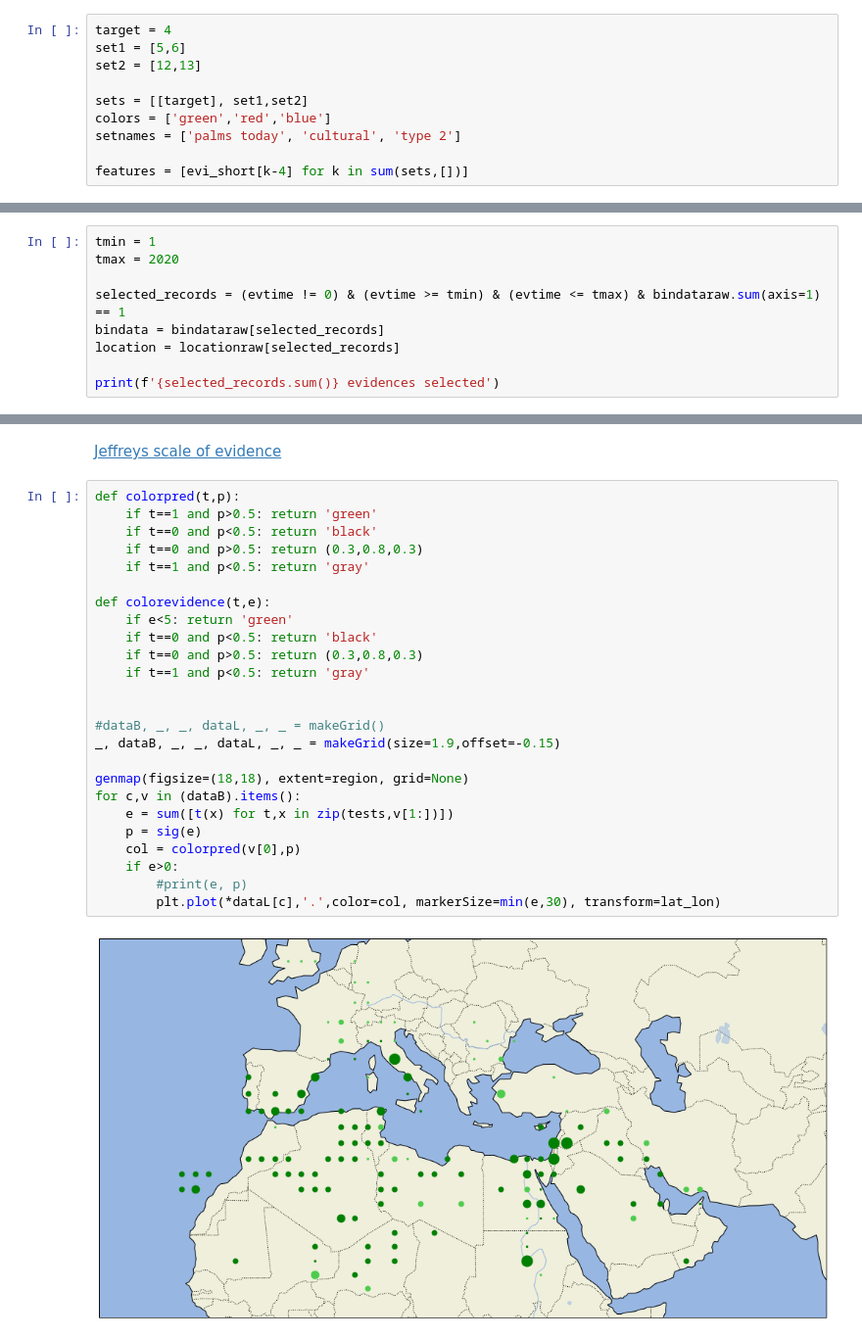
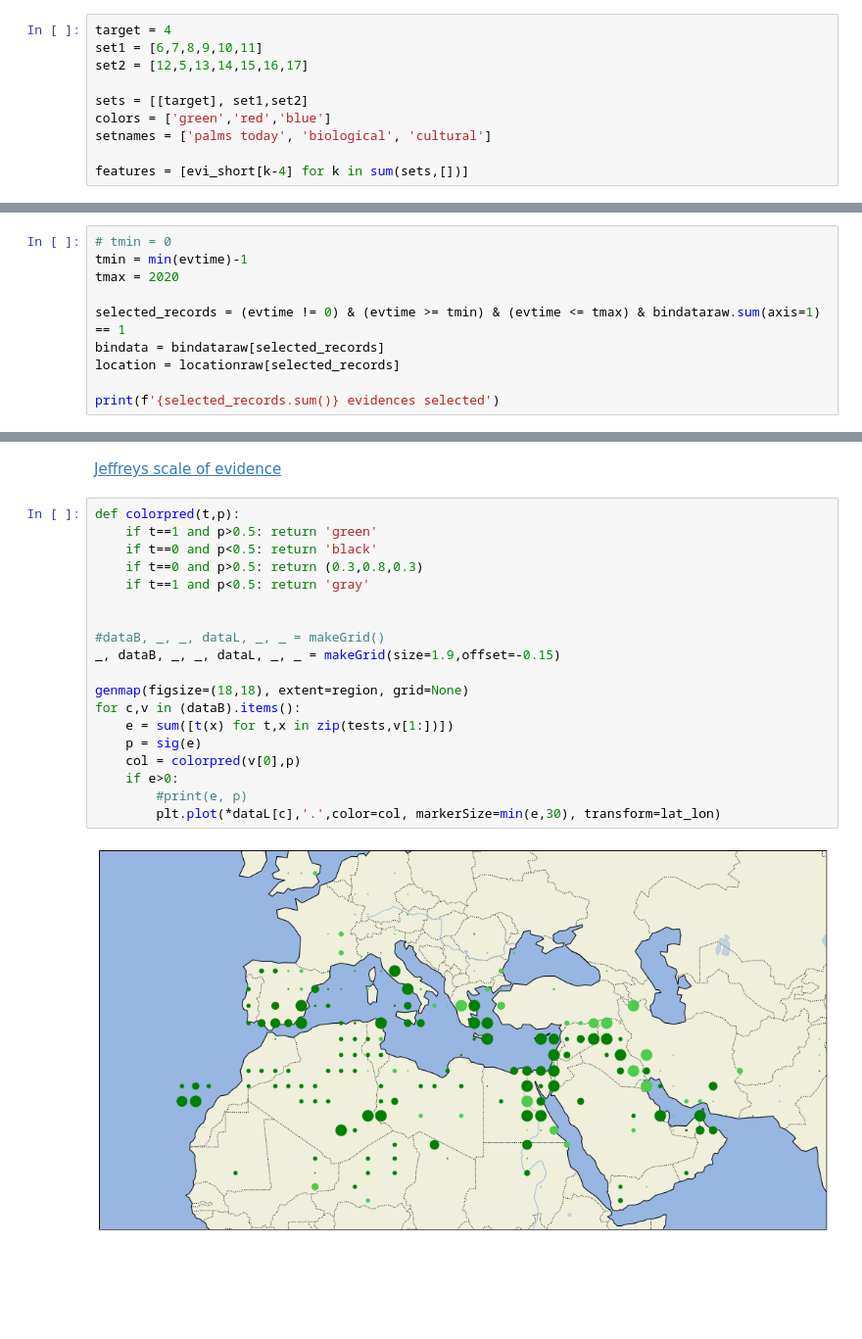
Before and after one commit to albertoruiz/phoenix, a Jupyter notebook: phoenix-simple.ipynb, the cells around one changed output, grey strips where cells are left out. Shown at 98% size. Cells and saved outputs as stored; diff of their text form; blank space fills up the shorter version.

```diff
--- a/phoenix-simple.ipynb
+++ b/phoenix-simple.ipynb
@@ -105,12 +105,12 @@ palm_type
 Features of interest in this study:
 # %%
 target = 4
-set1 = [5,6]
-set2 = [12,13]
+set1 = [6,7,8,9,10,11]
+set2 = [12,5,13,14,15,16,17]
 
 sets = [[target], set1,set2]
 colors = ['green','red','blue']
-setnames = ['palms today', 'cultural', 'type 2']
+setnames = ['palms today', 'biological', 'cultural']
 
 features = [evi_short[k-4] for k in sum(sets,[])]
 # %%
@@ -183,7 +183,8 @@ print(sorted(list(set(evtime))))
 # %% [markdown]
 Select records with any of the desired evidences in the selected time interval.
 # %%
-tmin = 1
+# tmin = 0
+tmin = min(evtime)-1
 tmax = 2020
 
 selected_records = (evtime != 0) & (evtime >= tmin) & (evtime <= tmax) & bindataraw.sum(axis=1) == 1
@@ -374,27 +382,21 @@ And finally we apply the tests on a new grid.
 # %%
 def colorpred(t,p):
     if t==1 and p>0.5: return 'green'
-    if t==0 and p<0.5: return 'black'
-    if t==0 and p>0.5: return (0.3,0.8,0.3)
-    if t==1 and p<0.5: return 'gray'
-
-def colorevidence(t,e):
-    if e<5: return 'green'
     if t==0 and p<0.5: return 'black'
     if t==0 and p>0.5: return (0.3,0.8,0.3)
     if t==1 and p<0.5: return 'gray'
 
 
 #dataB, _, _, dataL, _, _ = makeGrid()
 _, dataB, _, _, dataL, _, _ = makeGrid(size=1.9,offset=-0.15)
 
 genmap(figsize=(18,18), extent=region, grid=None)
 for c,v in (dataB).items():
     e = sum([t(x) for t,x in zip(tests,v[1:])])
     p = sig(e)
     col = colorpred(v[0],p)
     if e>0:
         #print(e, p)
         plt.plot(*dataL[c],'.',color=col, markerSize=min(e,30), transform=lat_lon)
 # %% [output]
-[figure, old version]
+[figure, new version]
```
Also changed, not shown: parts of 23 cells of this notebook.
